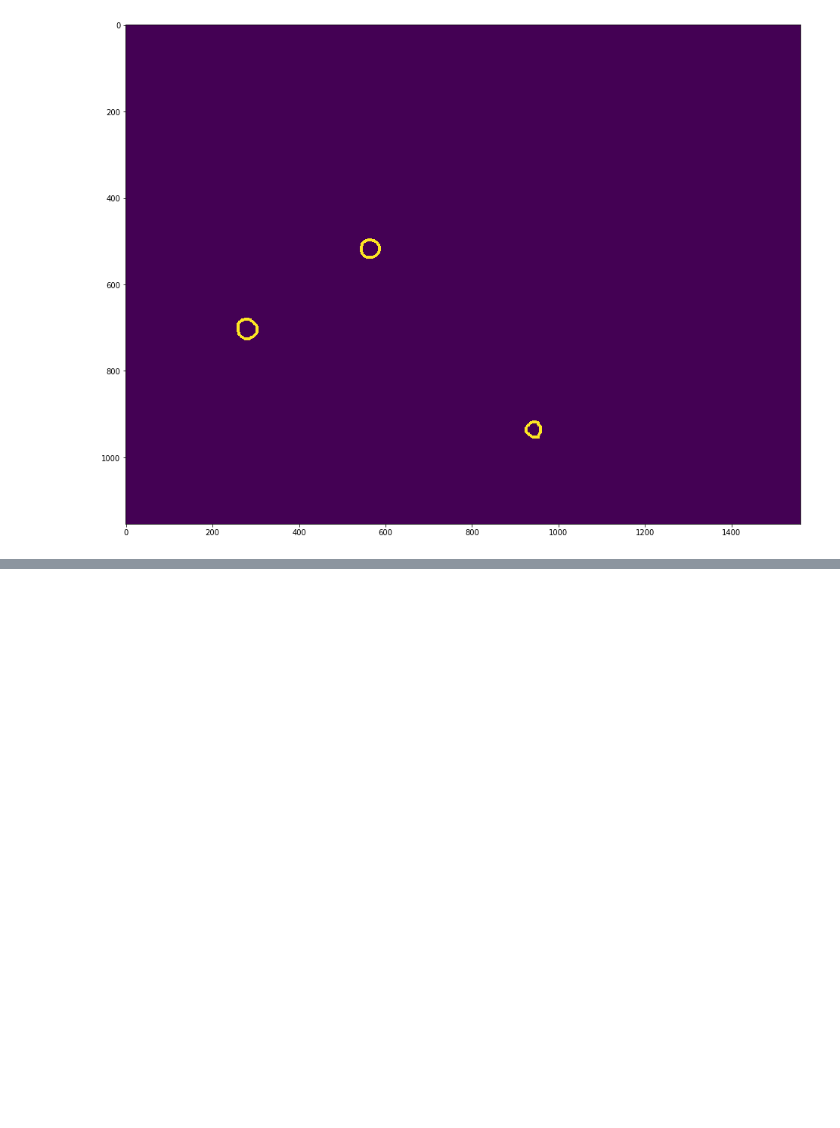
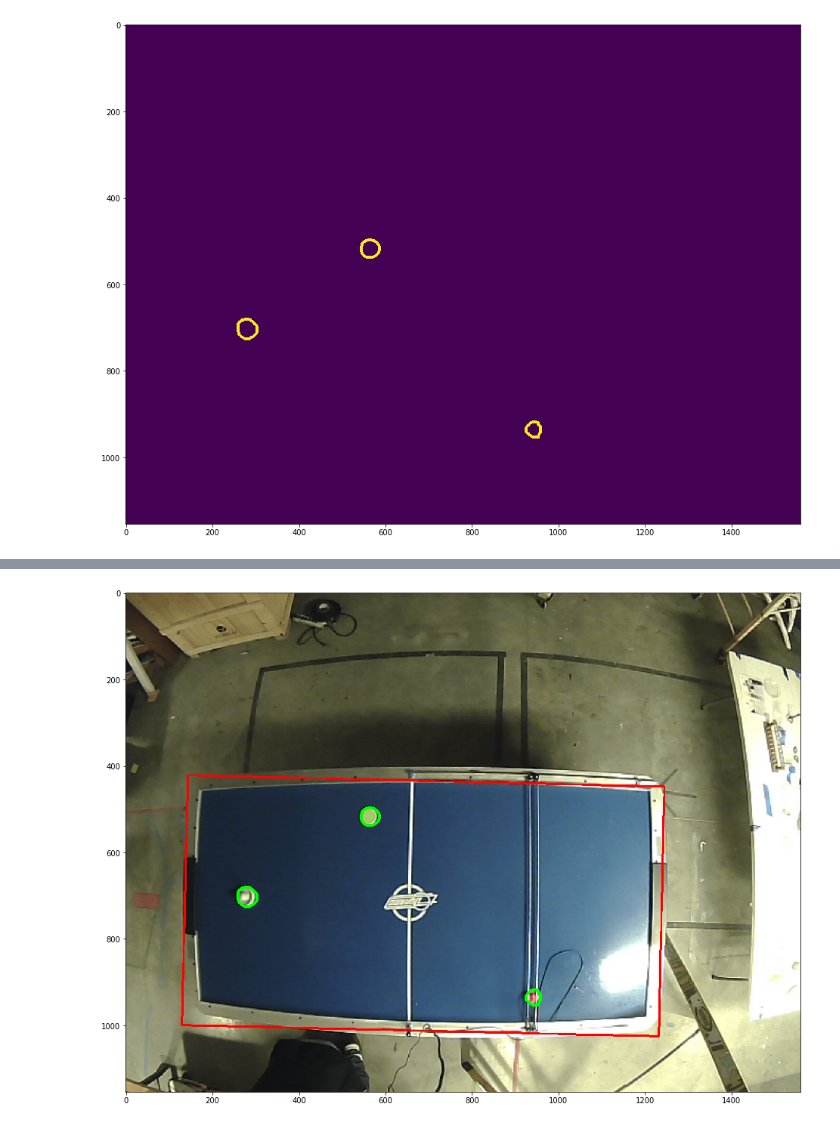
Before and after one commit to Positronic-IO/air-hockey, a Jupyter notebook: notebooks/Find the Pieces.ipynb, the cells around one changed output, grey strips where cells are left out. Cells and saved outputs as stored; diff of their text form; code cells hidden in the pictures; blank space fills up the shorter version.

Commit message:
put it all together

```diff
--- a/notebooks/Find the Pieces.ipynb
+++ b/notebooks/Find the Pieces.ipynb
@@ -132,0 +131,47 @@ show_img(disp)
+# %%
+def paint_pieces(img):
+
+    ## isolate HUE
+    hsv = cv2.cvtColor(img, cv2.COLOR_RGB2HSV)
+    hsv[:,:,1:] = 0
+    t, hue = cv2.threshold(hsv, 50, 255, cv2.THRESH_BINARY)
+    hue = ~hue[:,:,0]
+
+    ## denoise
+    kernel = np.ones((5, 50))
+    opened = cv2.morphologyEx(hue, cv2.MORPH_OPEN, kernel)
+    closed = cv2.morphologyEx(opened, cv2.MORPH_CLOSE, np.ones((10,10)))
+
+    ## edges are less work
+    laplacian = cv2.Laplacian(closed,cv2.CV_8UC1)
+
+    ## find largest external blob
+    im2, outer_contours, hierarchy = cv2.findContours(laplacian, cv2.RETR_EXTERNAL, cv2.CHAIN_APPROX_NONE)
+    max_contour = max(outer_contours, key = cv2.contourArea)
+
+    ## translate playing area to a clean rect
+    rect = cv2.minAreaRect(max_contour)
+    box = np.int0(cv2.boxPoints(rect))
+
+    ## get all of the shapes
+    im2, all_contours, hierarchy = cv2.findContours(laplacian, cv2.RETR_TREE, cv2.CHAIN_APPROX_NONE)
+
+    ## filter out large shapes
+    def get_area(c):
+        m = cv2.moments(c)
+        return m['m00']
+    max_area = get_area(max_contour)
+    small_contours = [c for c in contours_in_box if (get_area(c) / max_area) < 0.5]
+
+    ## filter out non-circular shapes
+    circular_contours = [c for c in small_contours if len(cv2.approxPolyDP(c,0.01*cv2.arcLength(c,True),True)) < 15]
+
+    ## put it all together
+    rgb = cv2.cvtColor(img, cv2.COLOR_BGR2RGB)
+    cv2.drawContours(rgb, [box], 0, (255, 0, 0), 3)
+    cv2.drawContours(rgb, circular_contours, -1, (0,255,0), 5)
+    show_img(rgb)
+# %%
+paint_pieces(img)
+# %% [output]
+[figure, added]
```
Also changed, not shown: parts of 3 cells of this notebook.
